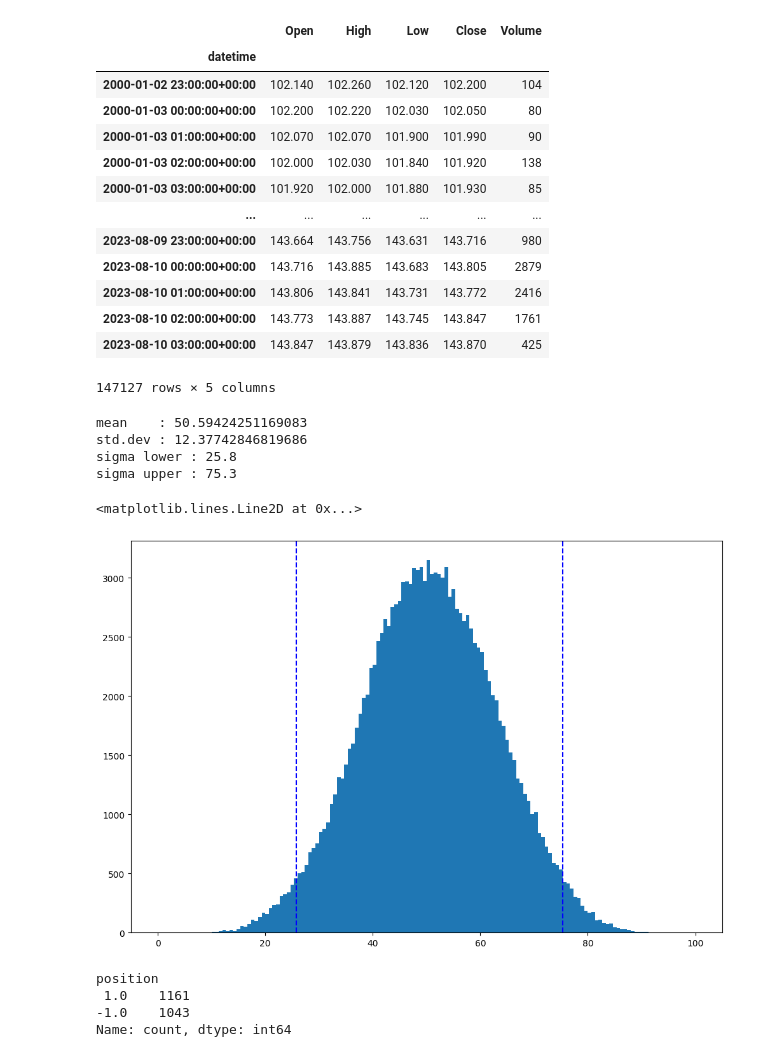
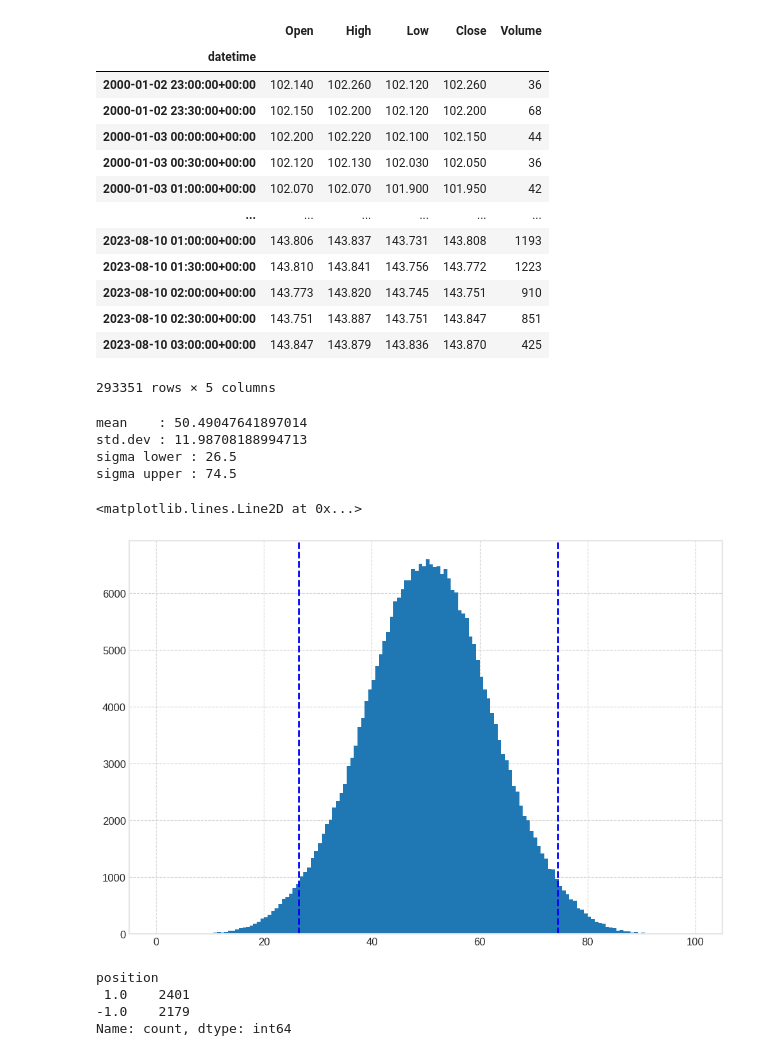
Before and after one commit to sharavsambuu/trading-cost-analysis, a Jupyter notebook: fx_rsi_slippage.ipynb, the cells around one changed output. Drawn from its saved outputs; the diff is of its cells as text; code cells hidden in the pictures.

```diff
--- a/fx_rsi_slippage.ipynb
+++ b/fx_rsi_slippage.ipynb
@@ -17,27 +21,25 @@ import mplfinance        as mpf
 # %%
-timeframe = '1H'
-
-df_ = pd.read_csv("./data/USDJPY.csv", parse_dates=True, index_col="datetime")
+timeframe = f"{timeframe_by_minute}Min"
 
 df = df_.resample(timeframe).agg({'Open':'first', 'High':'max', 'Low':'min', 'Close':'last', 'Volume': 'sum'})
 df.dropna(inplace=True) # Dropping because of FX doesn't trade during weekends
 
 df
 # %% [output]
 |  | Open | High | Low | Close | Volume |
 | datetime |  |  |  |  |  |
-| 2000-01-02 23:00:00+00:00 | 102.140 | 102.260 | 102.120 | 102.200 | 104 |
-| 2000-01-03 00:00:00+00:00 | 102.200 | 102.220 | 102.030 | 102.050 | 80 |
-| 2000-01-03 01:00:00+00:00 | 102.070 | 102.070 | 101.900 | 101.990 | 90 |
-| 2000-01-03 02:00:00+00:00 | 102.000 | 102.030 | 101.840 | 101.920 | 138 |
-| 2000-01-03 03:00:00+00:00 | 101.920 | 102.000 | 101.880 | 101.930 | 85 |
+| 2000-01-02 23:00:00+00:00 | 102.140 | 102.260 | 102.120 | 102.260 | 36 |
+| 2000-01-02 23:30:00+00:00 | 102.150 | 102.200 | 102.120 | 102.200 | 68 |
+| 2000-01-03 00:00:00+00:00 | 102.200 | 102.220 | 102.100 | 102.150 | 44 |
+| 2000-01-03 00:30:00+00:00 | 102.120 | 102.130 | 102.030 | 102.050 | 36 |
+| 2000-01-03 01:00:00+00:00 | 102.070 | 102.070 | 101.900 | 101.950 | 42 |
 | ... | ... | ... | ... | ... | ... |
-| 2023-08-09 23:00:00+00:00 | 143.664 | 143.756 | 143.631 | 143.716 | 980 |
-| 2023-08-10 00:00:00+00:00 | 143.716 | 143.885 | 143.683 | 143.805 | 2879 |
-| 2023-08-10 01:00:00+00:00 | 143.806 | 143.841 | 143.731 | 143.772 | 2416 |
-| 2023-08-10 02:00:00+00:00 | 143.773 | 143.887 | 143.745 | 143.847 | 1761 |
+| 2023-08-10 01:00:00+00:00 | 143.806 | 143.837 | 143.731 | 143.808 | 1193 |
+| 2023-08-10 01:30:00+00:00 | 143.810 | 143.841 | 143.756 | 143.772 | 1223 |
+| 2023-08-10 02:00:00+00:00 | 143.773 | 143.820 | 143.745 | 143.751 | 910 |
+| 2023-08-10 02:30:00+00:00 | 143.751 | 143.887 | 143.751 | 143.847 | 851 |
 | 2023-08-10 03:00:00+00:00 | 143.847 | 143.879 | 143.836 | 143.870 | 425 |
-147127 rows × 5 columns
+293351 rows × 5 columns
 # %%
 rsi_period = 14
 sigma      = 2.0
@@ -62,12 +64,12 @@ axs.hist(df[f"rsi_{rsi_period}"].values, bins=150, range=(0.0, 100.0));
 plt.axvline(x=sigma_lower, color='b', label = 'sigma lower', linestyle='--')
 plt.axvline(x=sigma_upper, color='b', label = 'sigma upper', linestyle='--')
 # %% [output]
-mean    : 50.59424251169083
-std.dev : 12.37742846819686
-sigma lower : 25.8
-sigma upper : 75.3
+mean    : 50.49047641897014
+std.dev : 11.98708188994713
+sigma lower : 26.5
+sigma upper : 74.5
 <matplotlib.lines.Line2D at 0x...>
-[figure, old version]
+[figure, new version]
 # %%
 # RSI signals extraction
 
@@ -88,8 +90,8 @@ df.loc[
 df['position'].value_counts()
 # %% [output]
 position
- 1.0    1161
--1.0    1043
+ 1.0    2401
+-1.0    2179
 Name: count, dtype: int64
 # %%
 plot_df = df["2002-10-12 10:00:00":"2003-03-10"].copy(deep=True)
```
Also changed, not shown: parts of 31 cells of this notebook, 2 other files.
